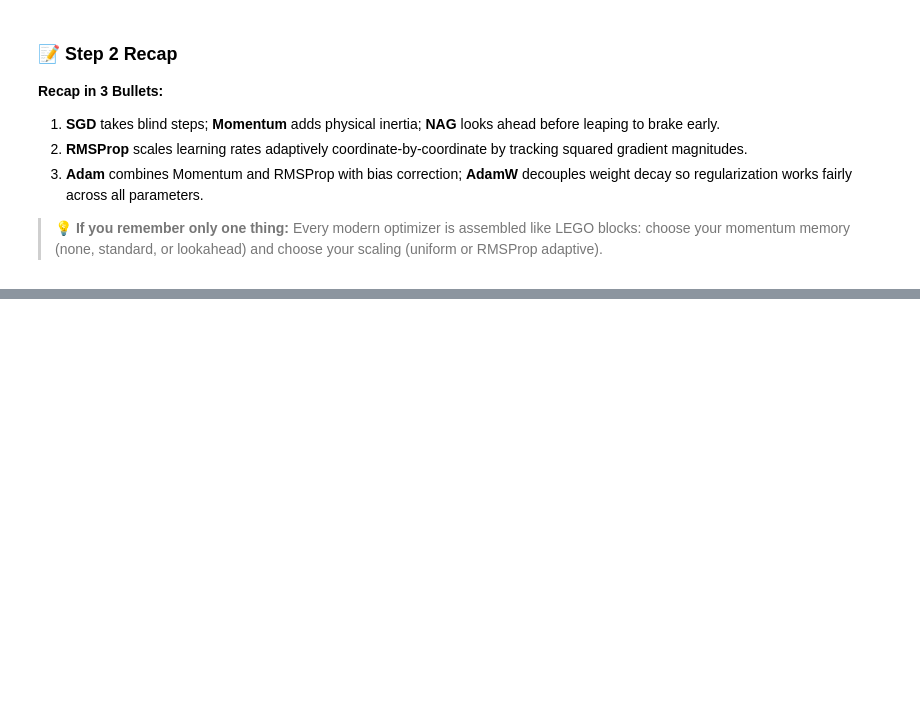
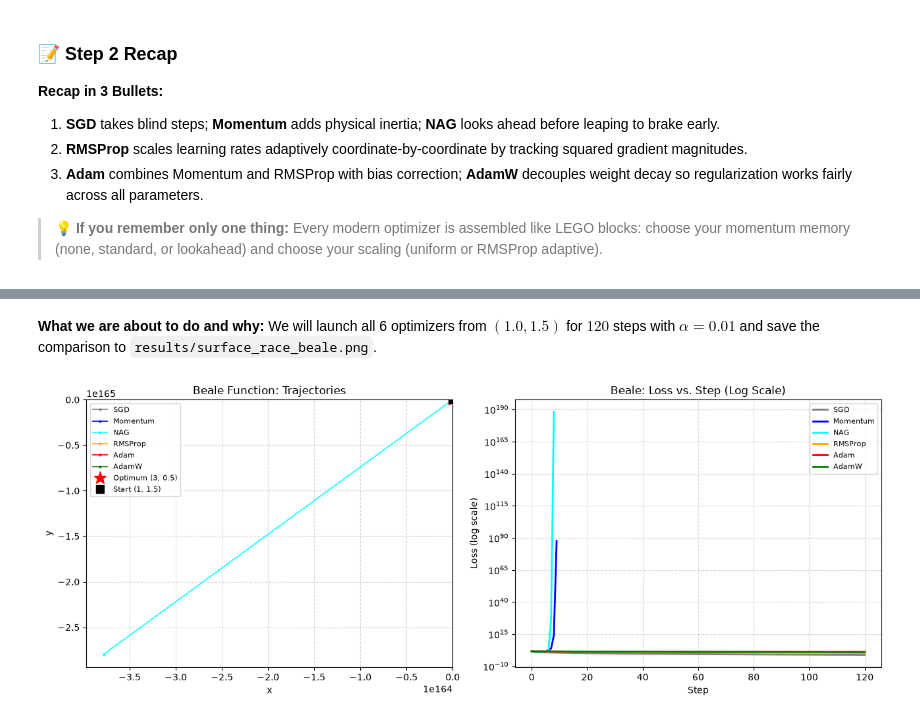
Before and after one commit to Arnav-Shrivastava/Optimization-Algorithms, a Jupyter notebook: optimization_algorithms_lab.ipynb, the cells around one changed output, grey strips where cells are left out. Saved outputs shown, nothing was run; the diff lists cells and outputs as text; code cells hidden in the pictures; blank space fills up the shorter version.

```diff
--- a/optimization_algorithms_lab.ipynb
+++ b/optimization_algorithms_lab.ipynb
@@ -1018,0 +1258,42 @@ Using `torch.optim.Adam(..., weight_decay=0.01)` and thinking you are using Adam
+# %% [markdown]
+**What we are about to do and why:**
+We will launch all 6 optimizers from $(1.0, 1.5)$ for $120$ steps with $\alpha = 0.01$ and save the comparison to `results/surface_race_beale.png`.
+# %%
+# Step 3.5 Code: Racing on Beale's Benchmark Function
+def f_beale(x, y):
+    t1 = 1.5 - x + x * y
+    t2 = 2.25 - x + x * (y**2)
+    t3 = 2.625 - x + x * (y**3)
+    return t1**2 + t2**2 + t3**2
+
+def grad_beale(x, y):
+    t1 = 1.5 - x + x * y
+    t2 = 2.25 - x + x * (y**2)
+    t3 = 2.625 - x + x * (y**3)
+    gx = 2.0 * t1 * (y - 1.0) + 2.0 * t2 * (y**2 - 1.0) + 2.0 * t3 * (y**3 - 1.0)
+    gy = 2.0 * t1 * x + 4.0 * t2 * x * y + 6.0 * t3 * x * (y**2)
+    return np.array([gx, gy])
+
+traj_beale, loss_beale = run_race(f_beale, grad_beale, start_pt=[1.0, 1.5], steps=120, lr=0.01)
+
+fig, (ax1, ax2) = plt.subplots(1, 2, figsize=(13, 5))
+x_grid = np.linspace(0.0, 4.0, 200); y_grid = np.linspace(-0.5, 2.0, 200)
+X, Y = np.meshgrid(x_grid, y_grid); Z = f_beale(X, Y)
+ax1.contour(X, Y, Z, levels=np.logspace(-1, 3.5, 25), cmap='magma', alpha=0.4)
+for name, path in traj_beale.items():
+    ax1.plot(path[:, 0], path[:, 1], 'o-', label=name, color=colors[name], markersize=2, linewidth=1.5, alpha=0.8)
+ax1.plot(3.0, 0.5, 'r*', markersize=14, label='Optimum (3, 0.5)')
+ax1.plot(1.0, 1.5, 'ks', markersize=8, label='Start (1, 1.5)')
+ax1.set_title("Beale Function: Trajectories"); ax1.set_xlabel("x"); ax1.set_ylabel("y")
+ax1.legend(fontsize=8); ax1.grid(True, linestyle='--', alpha=0.5)
+
+for name, losses in loss_beale.items():
+    ax2.semilogy(losses, label=name, color=colors[name], linewidth=2)
+ax2.set_title("Beale: Loss vs. Step (Log Scale)"); ax2.set_xlabel("Step"); ax2.set_ylabel("Loss (log scale)")
+ax2.legend(fontsize=8); ax2.grid(True, linestyle='--', alpha=0.5)
+
+plt.tight_layout()
+plt.savefig("results/surface_race_beale.png", dpi=150)
+plt.show()
+# %% [output]
+[figure, added]
```
Also changed, not shown: parts of 19 cells of this notebook, 4 other files.
